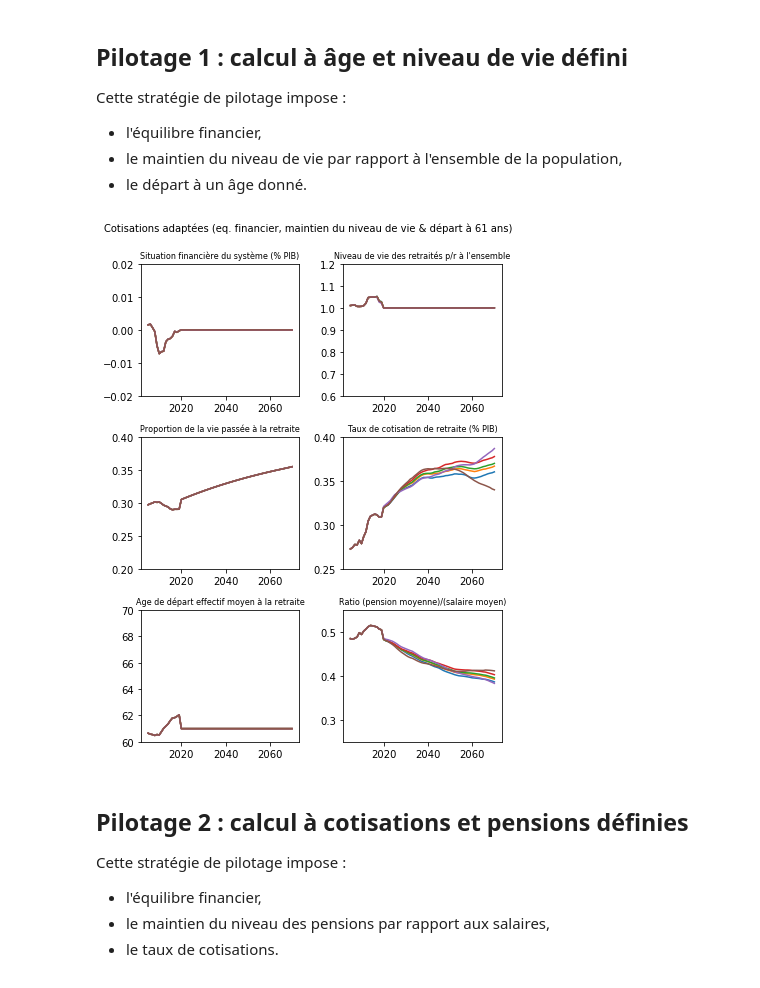
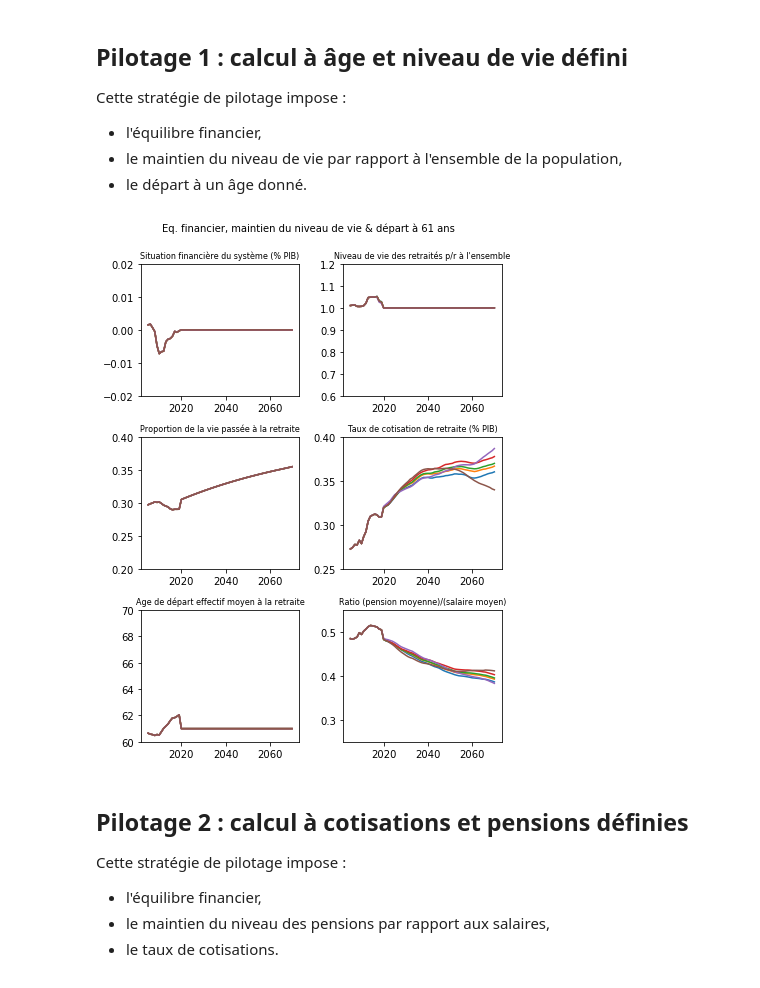
Before and after one commit to brunoscherrer/retraites, a Jupyter notebook: index.ipynb, the cells around one changed output. Drawn from its saved outputs; the diff is of its cells as text; code cells hidden in the pictures.

```diff
--- a/index.ipynb
+++ b/index.ipynb
@@ -49,24 +49,22 @@ Cette stratégie de pilotage impose :
 # %%
 S = 0.0
 age = 61
 RNV = 1.0
 
 simulateur = SimulateurRetraites('retraites/fileProjection.json')
-Ts,Ps,As = simulateur.calcule_Ts_Ps_As_fixant_As_RNV_S(age, RNV, S)
-S,RNV,REV = simulateur.calcule_S_RNV_REV(Ts,Ps,As)
+analyse = simulateur.pilotageParAgeEtNiveauDeVie(age, RNV, S)
 
 pl.figure(figsize=(6,8))
 if age!=0:
-    pl.suptitle( (u"Cotisations adaptées (eq. financier, maintien du niveau de vie & départ à %d ans)"%(age)),fontsize=10)
+    pl.suptitle( (u"Eq. financier, maintien du niveau de vie & départ à %d ans"%(age)),fontsize=10)
 else:
-    pl.suptitle(u"Cotisations adaptées (équilibre financier & maintien du niveau de vie)",fontsize=10)
+    pl.suptitle(u"Equilibre financier & maintien du niveau de vie",fontsize=10)
 
-analyse = SimulateurAnalyse(simulateur, "fig/")
-analyse.graphiques(Ts,Ps,As, S,RNV,REV)
+analyse.graphiques()
 
 analyse.mysavefig("cotisations")
 # %% [output]
-[figure, old version]
+[figure, new version]
 # %% [markdown]
 ## Pilotage 2 : calcul à cotisations et pensions définies
 
```
Also changed, not shown: parts of 14 cells of this notebook, 38 other files.
